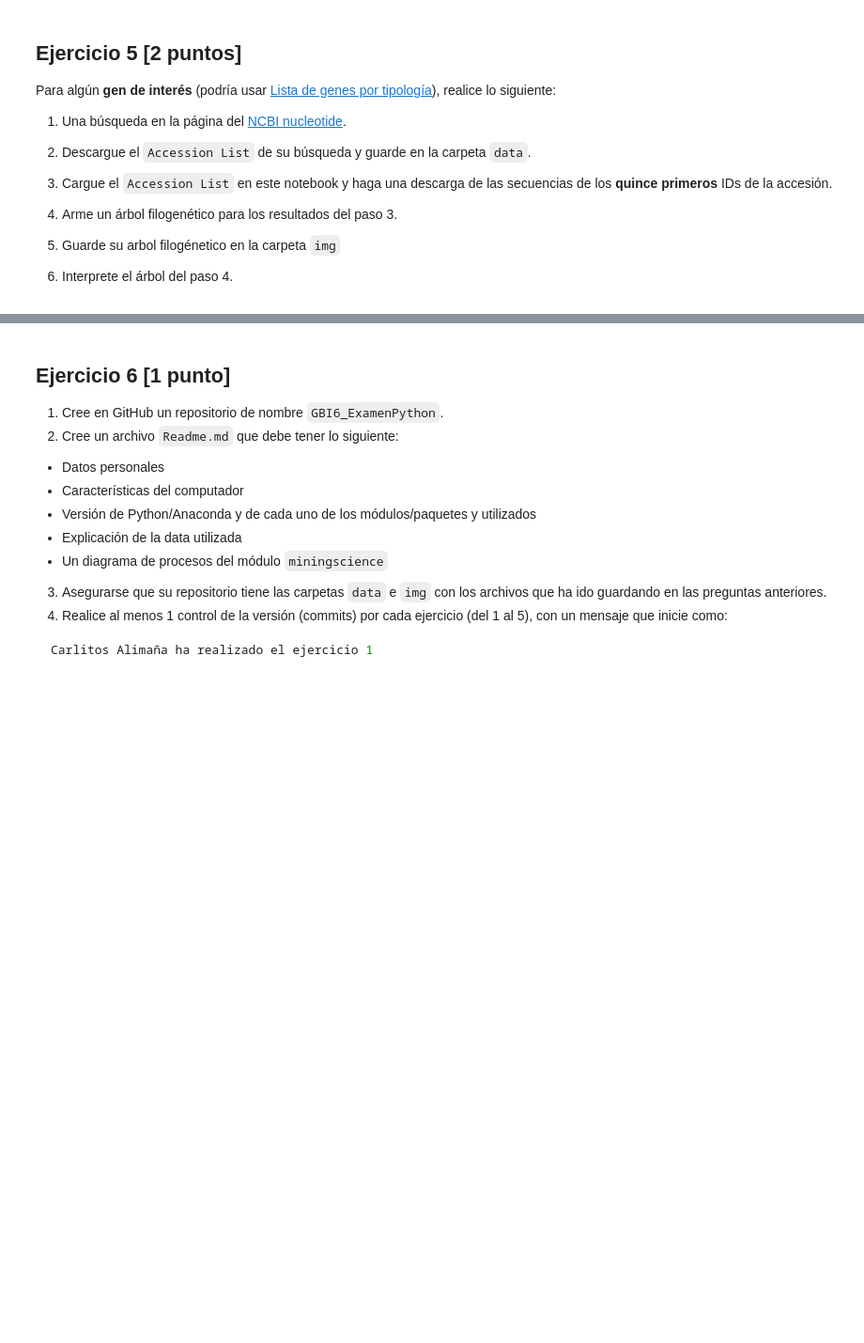
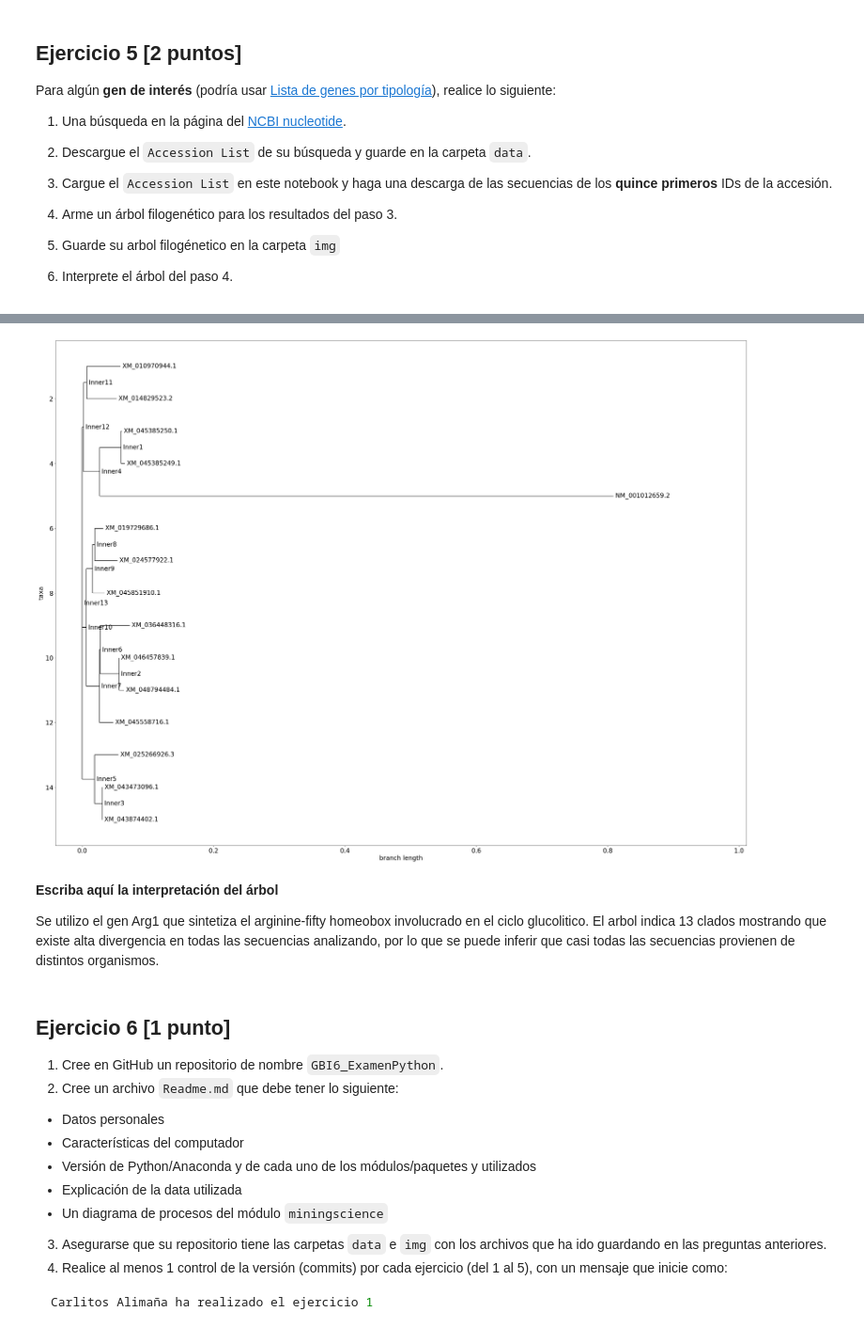
Before and after one commit to LidiaCatota/GBI6_ExamenPython, a Jupyter notebook: 2022I_GBI6_ExamenPython.ipynb, the cells around one changed output, grey strips where cells are left out. Shown at 94% size. Drawn from its saved outputs; the diff is of its cells as text; code cells hidden in the pictures; blank space fills up the shorter version.

```diff
--- a/2022I_GBI6_ExamenPython.ipynb
+++ b/2022I_GBI6_ExamenPython.ipynb
@@ -225,3 +271,40 @@ Para algún **gen de interés** (podría usar [Lista de genes por tipología](ht
+# %%
+with open("secuencias.aln","r") as aln:
+    alignment = AlignIO.read(aln,"clustal")
+
+from Bio.Phylo.TreeConstruction import DistanceCalculator
+calculator = DistanceCalculator('identity')
+
+distance_matrix = calculator.get_distance(alignment)
+
+
+from Bio.Phylo.TreeConstruction import DistanceTreeConstructor
+constructor = DistanceTreeConstructor(calculator)
+# Construir el arbol
+arg_tree = constructor.build_tree(alignment)
+arg_tree.rooted = True
+Phylo.write(arg_tree, "arbol.xml", "phyloxml")
+
+arg_tree = Phylo.read(file="arbol.xml", format= "phyloxml")
+
+# Arbol elemental en Matplotlib
+import matplotlib
+import matplotlib.pyplot as plt
+#fig = Phylo.draw(cis_tree)
+
+fig = plt.figure(figsize=(40, 30), dpi=100)
+matplotlib.rc('font', size=20)
+matplotlib.rc('xtick', labelsize=20)
+matplotlib.rc('ytick', labelsize=20)
+axes = fig.add_subplot(1, 1, 1)
+Phylo.draw(arg_tree, axes=axes)
+fig.savefig("img/arg_tree.jpg")
+# %% [output]
+[figure, added]
+# %% [markdown]
+**Escriba aquí la interpretación del árbol**
+
+Se utilizo el gen Arg1 que sintetiza el arginine-fifty homeobox involucrado en el ciclo glucolitico. El arbol indica 13 clados mostrando que existe alta divergencia en todas las secuencias analizando, por lo que se puede inferir que casi todas las secuencias provienen de distintos organismos.
 # %% [markdown]
 ## Ejercicio 6 [1 punto]
 
```
Also changed, not shown: parts of 5 cells of this notebook, 1 other file.
